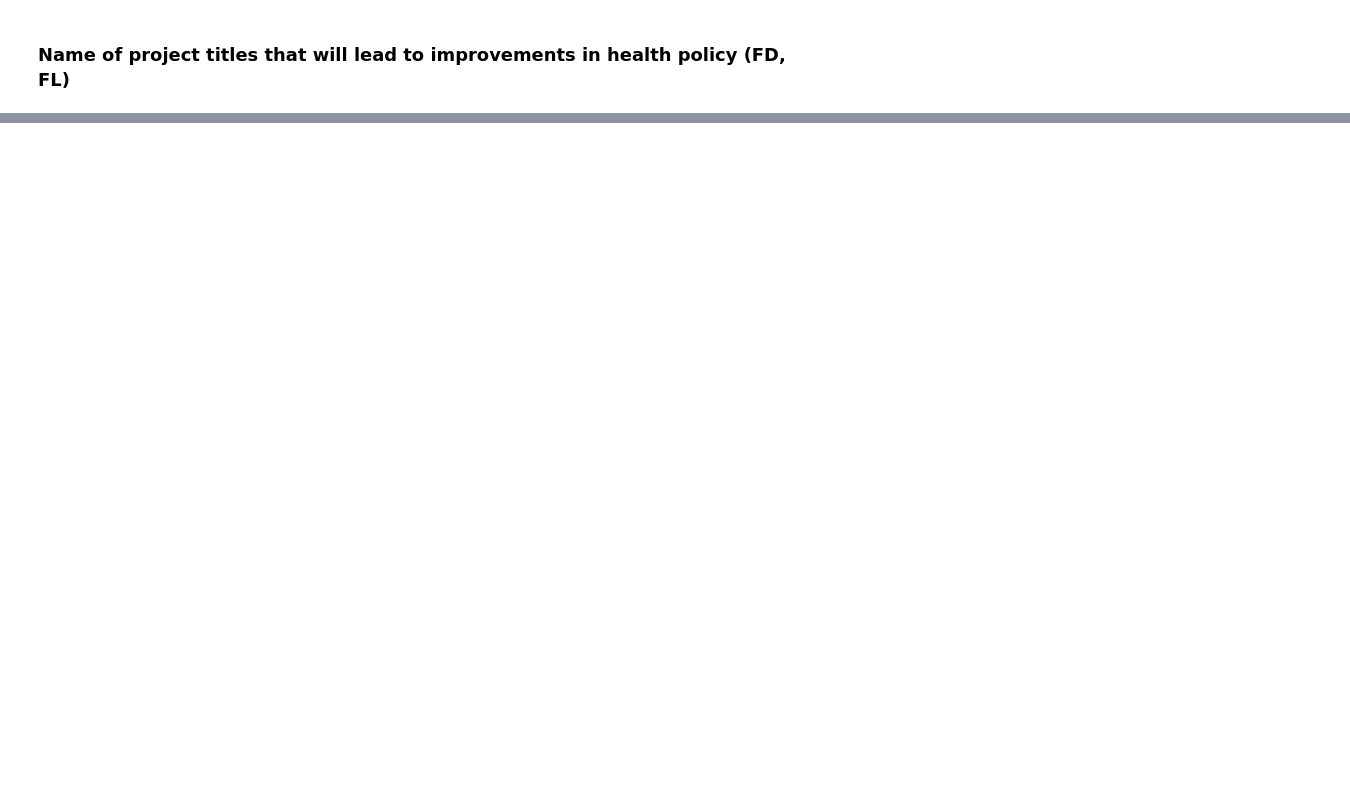
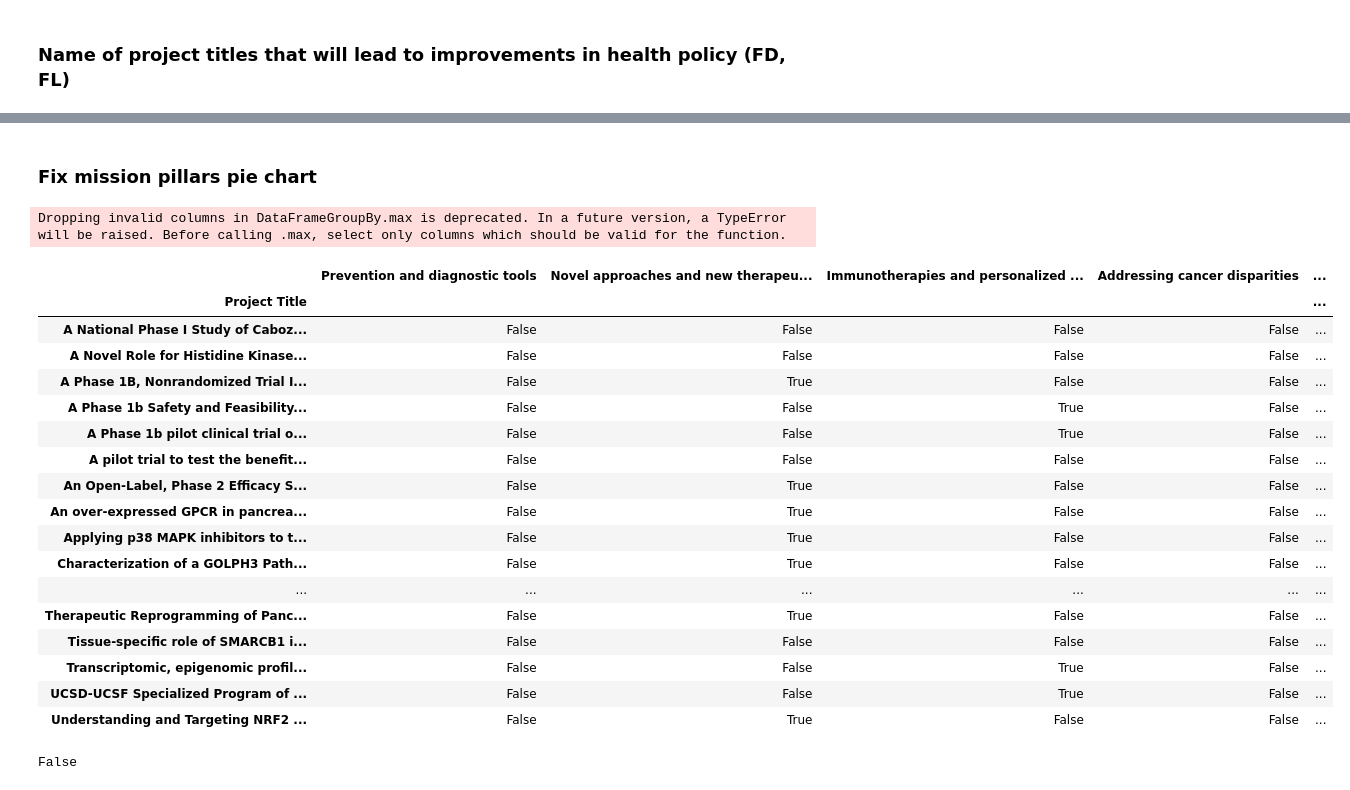
Before and after one commit to lucienqchen/curebound, a Jupyter notebook: curebound/notebooks/phu-diane-data-analysis.ipynb, the cells around one changed output, grey strips where cells are left out. Drawn from its saved outputs; the diff is of its cells as text; code cells hidden in the pictures; blank space fills up the shorter version.

```diff
--- a/curebound/notebooks/phu-diane-data-analysis.ipynb
+++ b/curebound/notebooks/phu-diane-data-analysis.ipynb
@@ -460,0 +586,5 @@ publications_fig.data
+# %%
+# Get total number of projects with improvements in health policy
+
+pd.set_option('display.max_rows', None)
+poli.groupby(by='Project Title').max()['Policy Influence'].sum()
@@ -460,0 +807,31 @@ publications_fig.data
+# %% [markdown]
+### Fix mission pillars pie chart
+# %%
+pillar_status = roi_adj.groupby('Project Title').max()[['Prevention and diagnostic tools', 'Novel approaches and new therapeutic platforms', \
+    'Immunotherapies and personalized vaccines', 'Addressing cancer disparities',
+    'Pediatric cancers']]
+pillar_status
+# %% [output]
+Dropping invalid columns in DataFrameGroupBy.max is deprecated. In a future version, a TypeError will be raised. Before calling .max, select only columns which should be valid for the function.
+|  | Prevention and diagnostic tools | Novel approaches and new therapeu... | Immunotherapies and personalized ... | Addressing cancer disparities | ... |
+| Project Title |  |  |  |  | ... |
+| A National Phase I Study of Caboz... | False | False | False | False | ... |
+| A Novel Role for Histidine Kinase... | False | False | False | False | ... |
+| A Phase 1B, Nonrandomized Trial I... | False | True | False | False | ... |
+| A Phase 1b Safety and Feasibility... | False | False | True | False | ... |
+| A Phase 1b pilot clinical trial o... | False | False | True | False | ... |
+| A pilot trial to test the benefit... | False | False | False | False | ... |
+| An Open-Label, Phase 2 Efficacy S... | False | True | False | False | ... |
+| An over-expressed GPCR in pancrea... | False | True | False | False | ... |
+| Applying p38 MAPK inhibitors to t... | False | True | False | False | ... |
+| Characterization of a GOLPH3 Path... | False | True | False | False | ... |
+| ... | ... | ... | ... | ... | ... |
+| Therapeutic Reprogramming of Panc... | False | True | False | False | ... |
+| Tissue-specific role of SMARCB1 i... | False | False | False | False | ... |
+| Transcriptomic, epigenomic profil... | False | False | True | False | ... |
+| UCSD-UCSF Specialized Program of ... | False | False | True | False | ... |
+| Understanding and Targeting NRF2 ... | False | True | False | False | ... |
+# %%
+pillar_status.loc['Understanding and Targeting NRF2 in Pancreatic Cancer', 'Pediatric cancers']
+# %% [output]
+False
```
Also changed, not shown: parts of 42 cells of this notebook, 4 other files.
